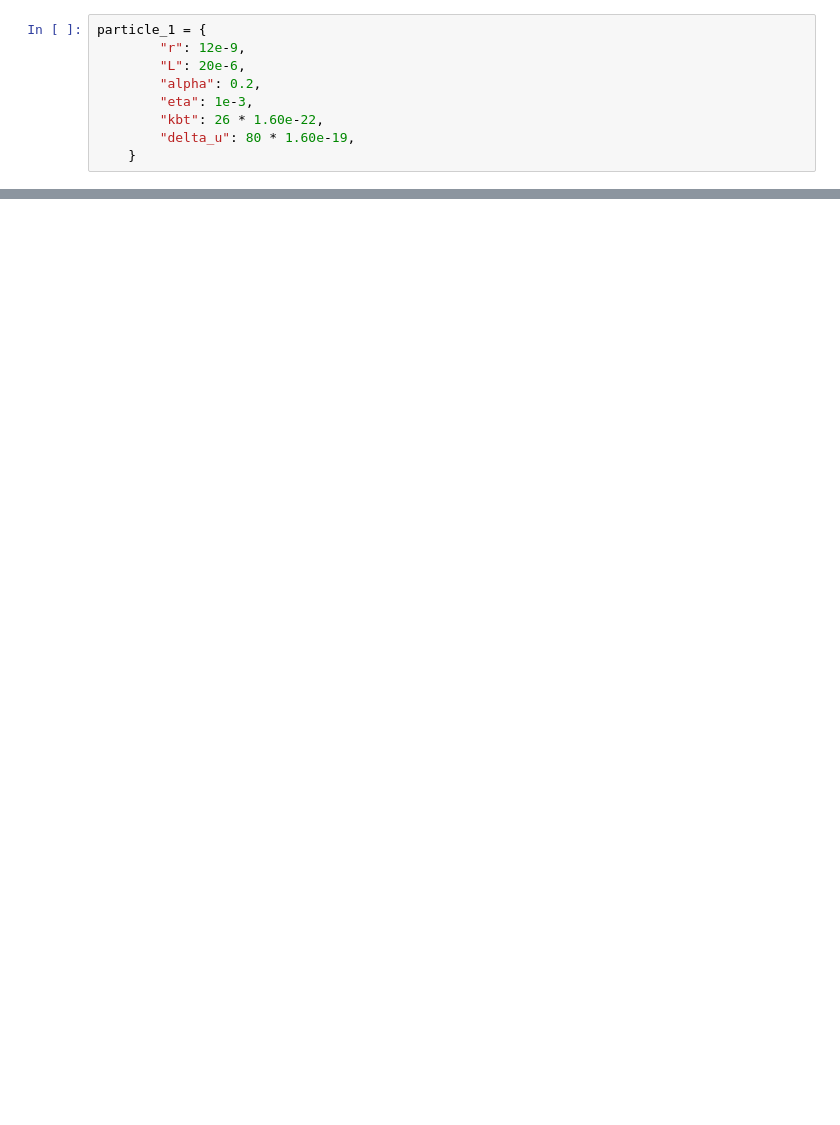
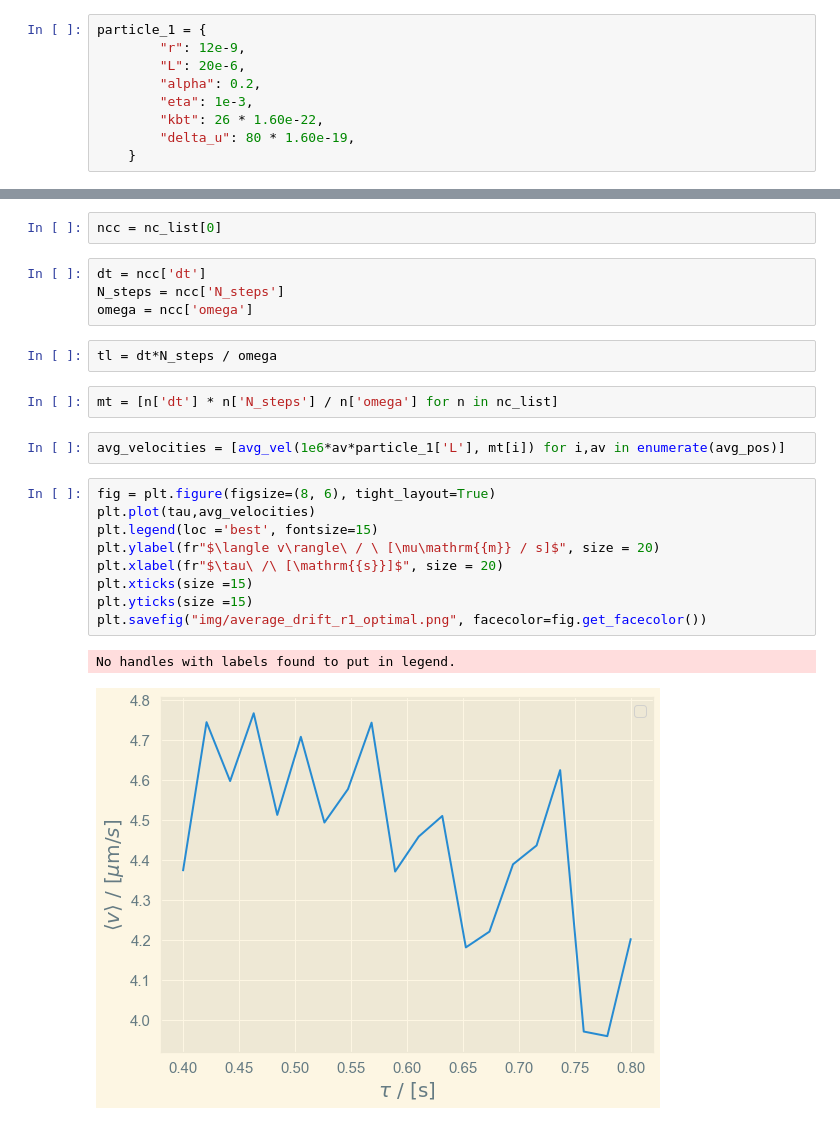
Before and after one commit to kklocker/NumFys, a Jupyter notebook: Assignment_2/task9.ipynb, the cells around one changed output, grey strips where cells are left out. Drawn from its saved outputs; the diff is of its cells as text; blank space fills up the shorter version.

```diff
--- a/Assignment_2/task9.ipynb
+++ b/Assignment_2/task9.ipynb
@@ -69,0 +68,24 @@ Loop took 25.732187271118164s
+# %%
+ncc = nc_list[0]
+# %%
+dt = ncc['dt']
+N_steps = ncc['N_steps']
+omega = ncc['omega']
+# %%
+tl = dt*N_steps / omega
+# %%
+mt = [n['dt'] * n['N_steps'] / n['omega'] for n in nc_list]
+# %%
+avg_velocities = [avg_vel(1e6*av*particle_1['L'], mt[i]) for i,av in enumerate(avg_pos)]
+# %%
+fig = plt.figure(figsize=(8, 6), tight_layout=True)
+plt.plot(tau,avg_velocities)
+plt.legend(loc ='best', fontsize=15)
+plt.ylabel(fr"$\langle v\rangle\ / \ [\mu\mathrm{{m}} / s]$", size = 20)
+plt.xlabel(fr"$\tau\ /\ [\mathrm{{s}}]$", size = 20)
+plt.xticks(size =15)
+plt.yticks(size =15)
+plt.savefig("img/average_drift_r1_optimal.png", facecolor=fig.get_facecolor())
+# %% [output]
+No handles with labels found to put in legend.
+[figure, added]
```
Also changed, not shown: parts of 25 cells of this notebook, 21 other files.
